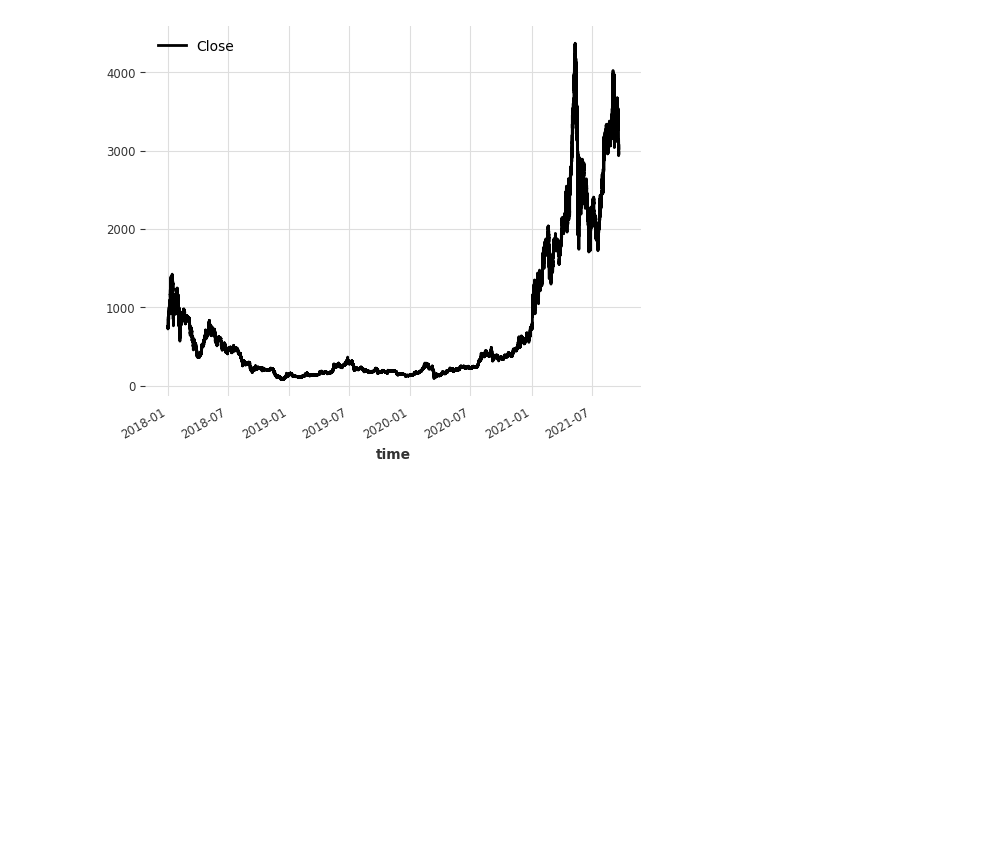
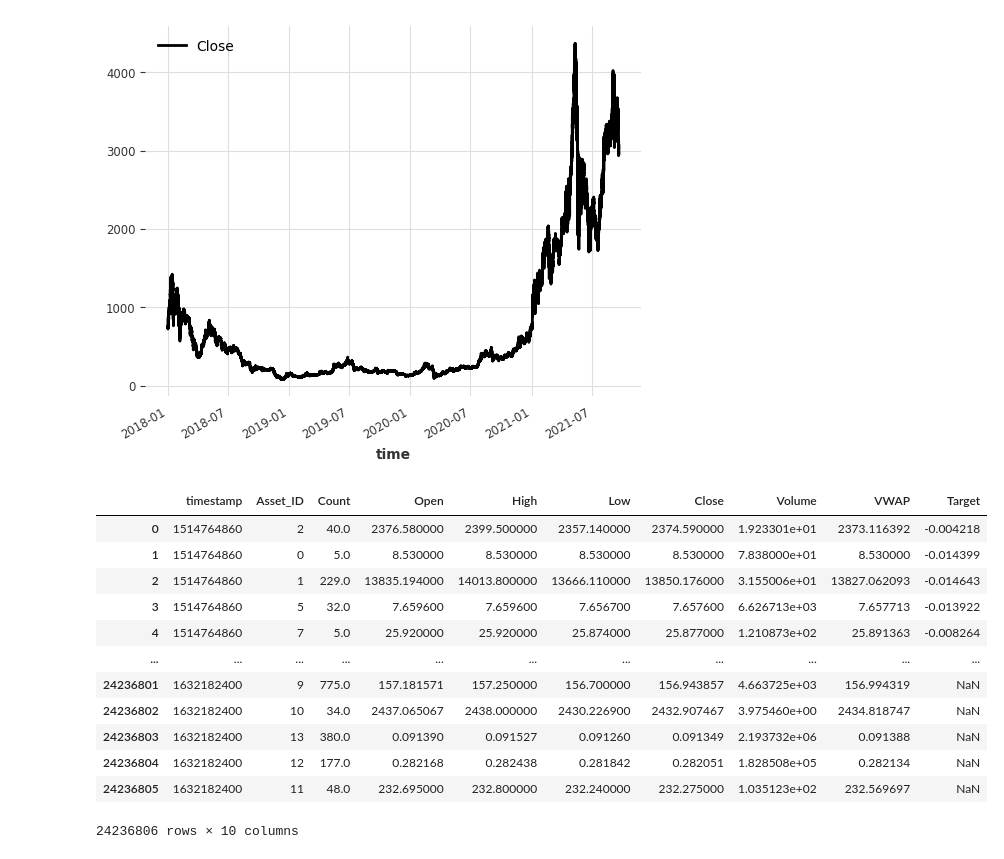
Before and after one commit to MahdiGilany/ts_snr, a Jupyter notebook: notebooks/3_Darts_new_datasets_Mahdi_23_7.ipynb, the cells around one changed output. Saved outputs shown, nothing was run; the diff lists cells and outputs as text; code cells hidden in the pictures; blank space fills up the shorter version.

```diff
--- a/notebooks/3_Darts_new_datasets_Mahdi_23_7.ipynb
+++ b/notebooks/3_Darts_new_datasets_Mahdi_23_7.ipynb
@@ -203,3 +203,23 @@ ts_crypto.time_index, ts_crypto.components, ts_crypto.freq
 ts_crypto['Close'].plot()
 # %% [output]
 [figure]
+# %%
+import pandas as pd
+asset_details_df = pd.read_csv('~/.darts/datasets/crypto_asset.csv')
+crypto_df = pd.read_csv('~/.darts/datasets/crypto.csv')
+# %%
+crypto_df
+# %% [output]
+|  | timestamp | Asset_ID | Count | Open | High | Low | Close | Volume | VWAP | Target |
+| 0 | 1514764860 | 2 | 40.0 | 2376.580000 | 2399.500000 | 2357.140000 | 2374.590000 | 1.923301e+01 | 2373.116392 | -0.004218 |
+| 1 | 1514764860 | 0 | 5.0 | 8.530000 | 8.530000 | 8.530000 | 8.530000 | 7.838000e+01 | 8.530000 | -0.014399 |
+| 2 | 1514764860 | 1 | 229.0 | 13835.194000 | 14013.800000 | 13666.110000 | 13850.176000 | 3.155006e+01 | 13827.062093 | -0.014643 |
+| 3 | 1514764860 | 5 | 32.0 | 7.659600 | 7.659600 | 7.656700 | 7.657600 | 6.626713e+03 | 7.657713 | -0.013922 |
+| 4 | 1514764860 | 7 | 5.0 | 25.920000 | 25.920000 | 25.874000 | 25.877000 | 1.210873e+02 | 25.891363 | -0.008264 |
+| ... | ... | ... | ... | ... | ... | ... | ... | ... | ... | ... |
+| 24236801 | 1632182400 | 9 | 775.0 | 157.181571 | 157.250000 | 156.700000 | 156.943857 | 4.663725e+03 | 156.994319 | NaN |
+| 24236802 | 1632182400 | 10 | 34.0 | 2437.065067 | 2438.000000 | 2430.226900 | 2432.907467 | 3.975460e+00 | 2434.818747 | NaN |
+| 24236803 | 1632182400 | 13 | 380.0 | 0.091390 | 0.091527 | 0.091260 | 0.091349 | 2.193732e+06 | 0.091388 | NaN |
+| 24236804 | 1632182400 | 12 | 177.0 | 0.282168 | 0.282438 | 0.281842 | 0.282051 | 1.828508e+05 | 0.282134 | NaN |
+| 24236805 | 1632182400 | 11 | 48.0 | 232.695000 | 232.800000 | 232.240000 | 232.275000 | 1.035123e+02 | 232.569697 | NaN |
+24236806 rows × 10 columns
```
Also changed, not shown: parts of 7 cells of this notebook, 2 other files.
